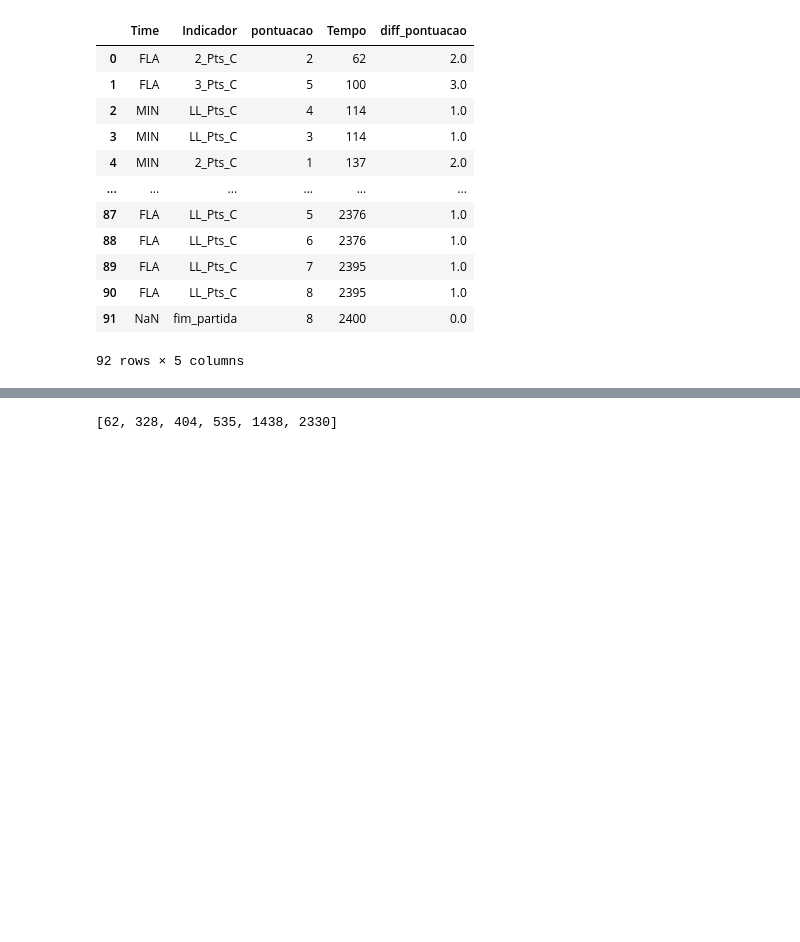
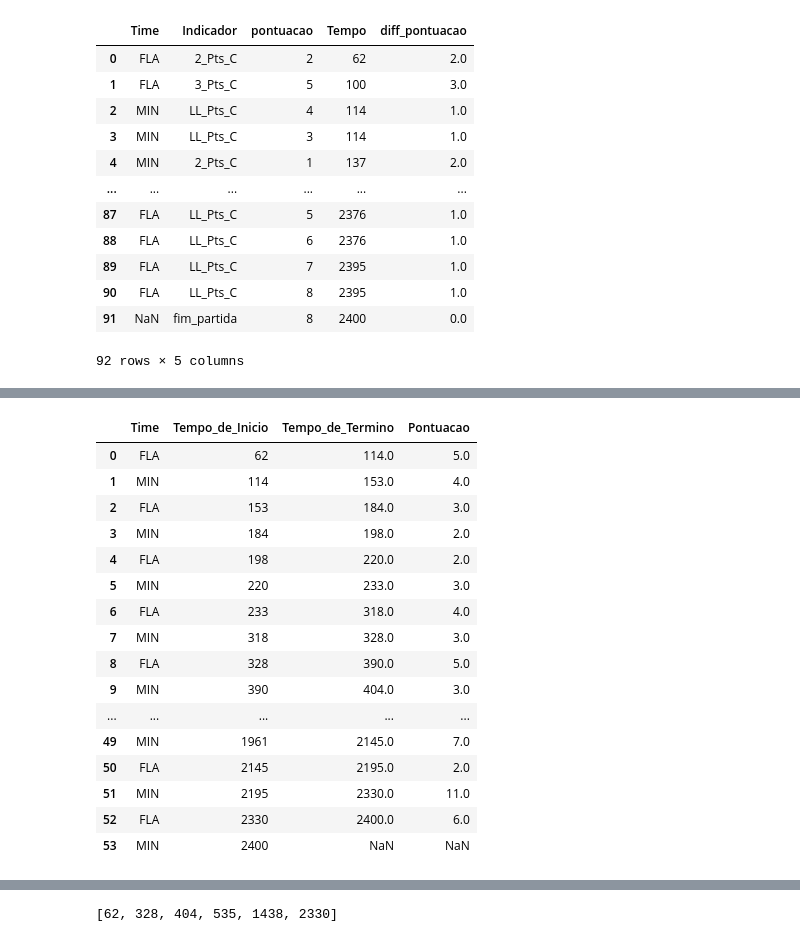
Before and after one commit to Rafael-Prochnow/Analise-descritiva-para-um-time, a Jupyter notebook: Jogada_Jogada.ipynb, the cells around one changed output, grey strips where cells are left out. Cells and saved outputs as stored; diff of their text form; code cells hidden in the pictures; blank space fills up the shorter version.

```diff
--- a/Jogada_Jogada.ipynb
+++ b/Jogada_Jogada.ipynb
@@ -444,0 +502,6 @@ jogoooo.to_csv('tempo2.csv')
+# %%
+periodos_A = pd.DataFrame()
+periodos_A['Time'] = nome_time_A
+periodos_A['Tempo_de_Inicio'] = tempo_a_peridodo_inicial
+periodos_A['Tempo_de_Termino'] = tempo_a_peridodo_final
+periodos_A['Pontuacao'] = pontuação_a
@@ -444,0 +522,6 @@ jogoooo.to_csv('tempo2.csv')
+# %%
+periodos_B = pd.DataFrame()
+periodos_B['Time'] = nome_time_B
+periodos_B['Tempo_de_Inicio'] = tempo_b_peridodo_inicial
+periodos_B['Tempo_de_Termino'] = tempo_b_peridodo_final
+periodos_B['Pontuacao'] = pontuação_b
@@ -445 +537,25 @@ jogoooo.to_csv('tempo2.csv')
+# %%
+periodo = pd.concat([periodos_A, periodos_B], ignore_index=True)
+# %%
+periodo.sort_values(by='Tempo_de_Inicio', ignore_index=True, inplace=True)
+# %%
+periodo
+# %% [output]
+|  | Time | Tempo_de_Inicio | Tempo_de_Termino | Pontuacao |
+| 0 | FLA | 62 | 114.0 | 5.0 |
+| 1 | MIN | 114 | 153.0 | 4.0 |
+| 2 | FLA | 153 | 184.0 | 3.0 |
+| 3 | MIN | 184 | 198.0 | 2.0 |
+| 4 | FLA | 198 | 220.0 | 2.0 |
+| 5 | MIN | 220 | 233.0 | 3.0 |
+| 6 | FLA | 233 | 318.0 | 4.0 |
+| 7 | MIN | 318 | 328.0 | 3.0 |
+| 8 | FLA | 328 | 390.0 | 5.0 |
+| 9 | MIN | 390 | 404.0 | 3.0 |
+| ... | ... | ... | ... | ... |
+| 49 | MIN | 1961 | 2145.0 | 7.0 |
+| 50 | FLA | 2145 | 2195.0 | 2.0 |
+| 51 | MIN | 2195 | 2330.0 | 11.0 |
+| 52 | FLA | 2330 | 2400.0 | 6.0 |
+| 53 | MIN | 2400 | NaN | NaN |
 # %%
```
Also changed, not shown: parts of 13 cells of this notebook, 1 other file.
